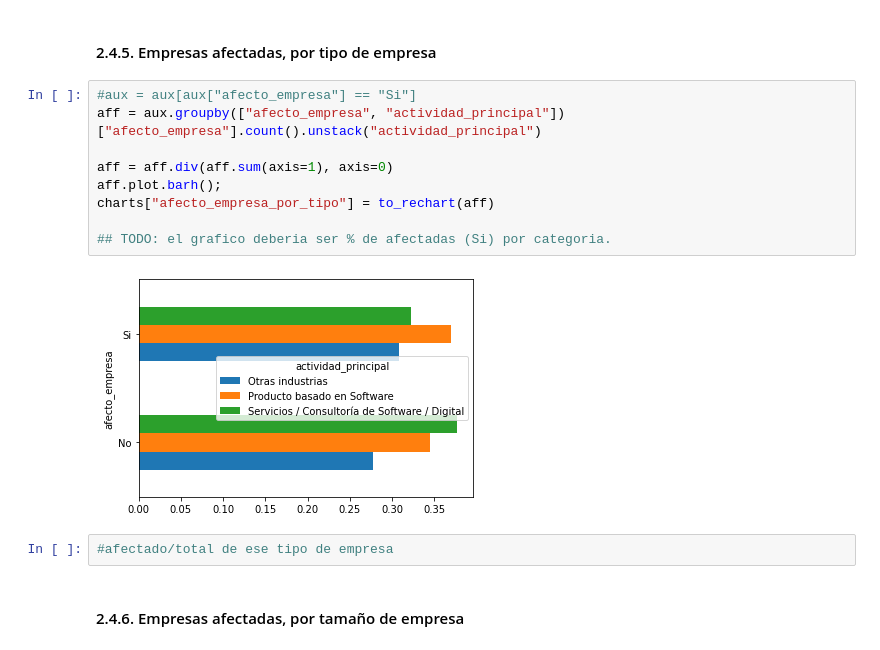
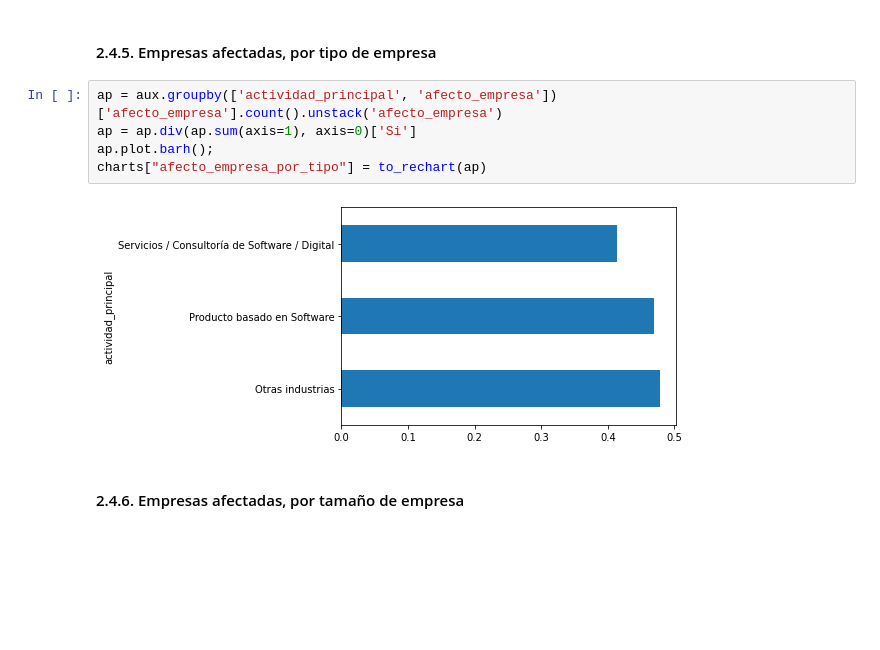
Before and after one commit to SebastianESaavedra/openqube-sueldos, a Jupyter notebook: pipeline/covid-analysis.ipynb, the cells around one changed output. Cells and saved outputs as stored; diff of their text form; blank space fills up the shorter version.

```diff
--- a/pipeline/covid-analysis.ipynb
+++ b/pipeline/covid-analysis.ipynb
@@ -477,18 +477,12 @@ charts["afecto_empresa"] = to_rechart(ae)
 # %% [markdown]
 #### 2.4.5. Empresas afectadas, por tipo de empresa
 # %%
-#aux = aux[aux["afecto_empresa"] == "Si"]
-aff = aux.groupby(["afecto_empresa", "actividad_principal"])["afecto_empresa"].count().unstack("actividad_principal")
-
-aff = aff.div(aff.sum(axis=1), axis=0)
-aff.plot.barh();
-charts["afecto_empresa_por_tipo"] = to_rechart(aff)
-
-## TODO: el grafico deberia ser % de afectadas (Si) por categoria.
+ap = aux.groupby(['actividad_principal', 'afecto_empresa'])['afecto_empresa'].count().unstack('afecto_empresa')
+ap = ap.div(ap.sum(axis=1), axis=0)['Si']
+ap.plot.barh();
+charts["afecto_empresa_por_tipo"] = to_rechart(ap)
 # %% [output]
-[figure, old version]
+[figure, new version]
-# %%
-#afectado/total de ese tipo de empresa
 # %% [markdown]
 #### 2.4.6. Empresas afectadas, por tamaño de empresa
 # %%
```
Also changed, not shown: parts of 4 cells of this notebook.
